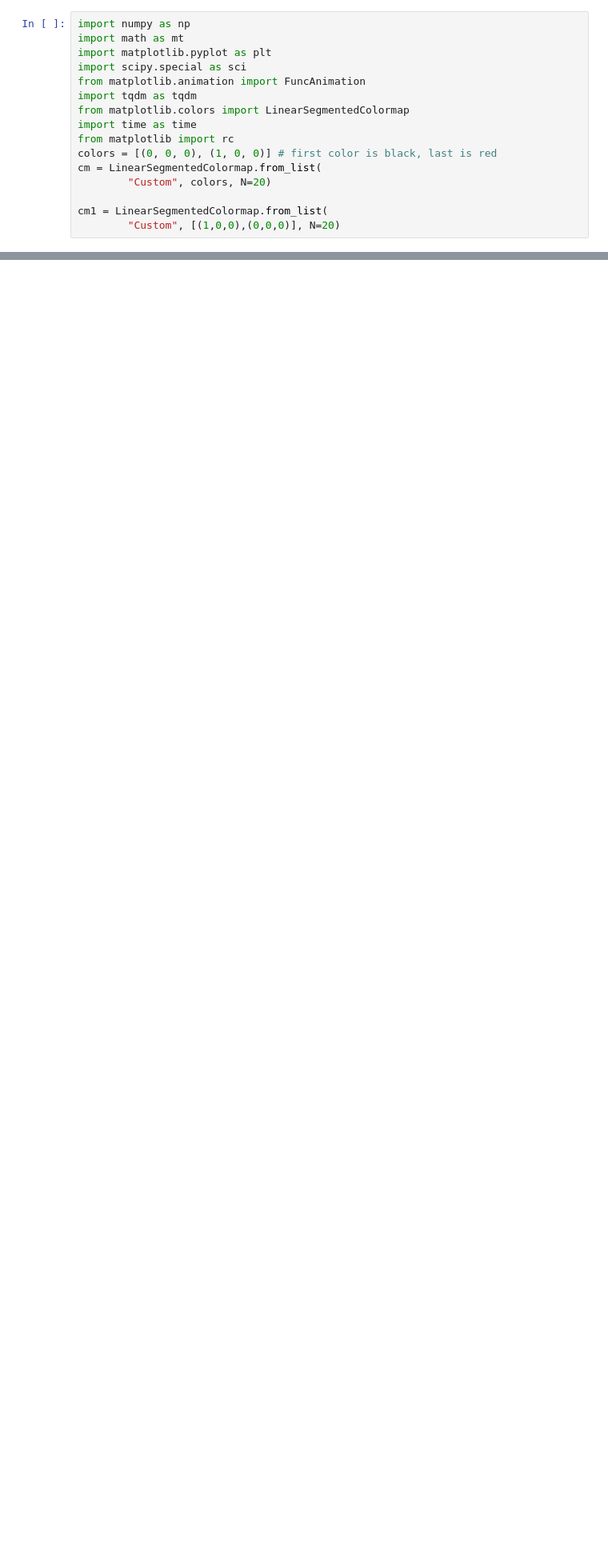
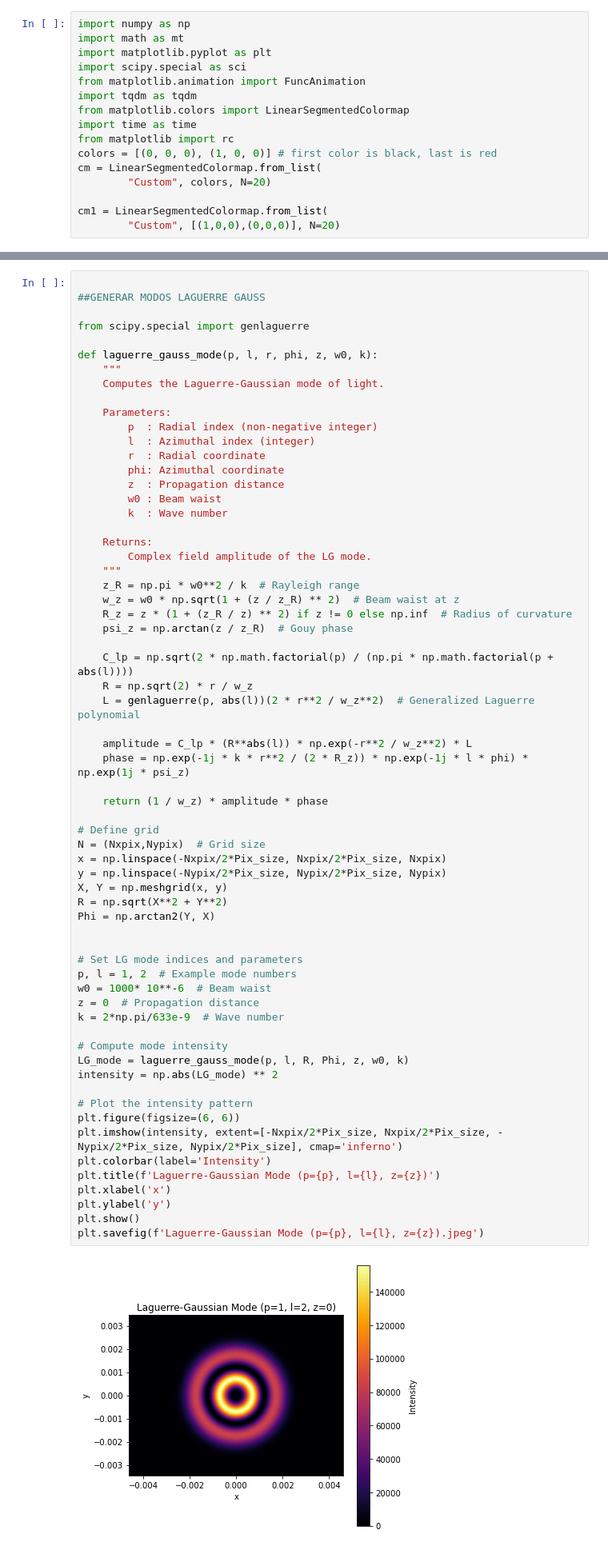
Before and after one commit to andresarias1105/Proyecto_SLM, a Jupyter notebook: SLM_HOLGRAMS.ipynb, the cells around one changed output, grey strips where cells are left out. Shown at 80% size. Drawn from its saved outputs; the diff is of its cells as text; blank space fills up the shorter version.

```diff
--- a/SLM_HOLGRAMS.ipynb
+++ b/SLM_HOLGRAMS.ipynb
@@ -84,0 +80,66 @@ pattern=plt.imshow(H1,cmap="gray")
+# %%
+
+##GENERAR MODOS LAGUERRE GAUSS
+
+from scipy.special import genlaguerre
+
+def laguerre_gauss_mode(p, l, r, phi, z, w0, k):
+    """
+    Computes the Laguerre-Gaussian mode of light.
+
+    Parameters:
+        p  : Radial index (non-negative integer)
+        l  : Azimuthal index (integer)
+        r  : Radial coordinate
+        phi: Azimuthal coordinate
+        z  : Propagation distance
+        w0 : Beam waist
+        k  : Wave number
+
+    Returns:
+        Complex field amplitude of the LG mode.
+    """
+    z_R = np.pi * w0**2 / k  # Rayleigh range
+    w_z = w0 * np.sqrt(1 + (z / z_R) ** 2)  # Beam waist at z
+    R_z = z * (1 + (z_R / z) ** 2) if z != 0 else np.inf  # Radius of curvature
+    psi_z = np.arctan(z / z_R)  # Gouy phase
+
+    C_lp = np.sqrt(2 * np.math.factorial(p) / (np.pi * np.math.factorial(p + abs(l))))
+    R = np.sqrt(2) * r / w_z
+    L = genlaguerre(p, abs(l))(2 * r**2 / w_z**2)  # Generalized Laguerre polynomial
+
+    amplitude = C_lp * (R**abs(l)) * np.exp(-r**2 / w_z**2) * L
+    phase = np.exp(-1j * k * r**2 / (2 * R_z)) * np.exp(-1j * l * phi) * np.exp(1j * psi_z)
+
+    return (1 / w_z) * amplitude * phase
+
+# Define grid
+N = (Nxpix,Nypix)  # Grid size
+x = np.linspace(-Nxpix/2*Pix_size, Nxpix/2*Pix_size, Nxpix)
+y = np.linspace(-Nypix/2*Pix_size, Nypix/2*Pix_size, Nypix)
+X, Y = np.meshgrid(x, y)
+R = np.sqrt(X**2 + Y**2)
+Phi = np.arctan2(Y, X)
+
+
+# Set LG mode indices and parameters
+p, l = 1, 2  # Example mode numbers
+w0 = 1000* 10**-6  # Beam waist
+z = 0  # Propagation distance
+k = 2*np.pi/633e-9  # Wave number
+
+# Compute mode intensity
+LG_mode = laguerre_gauss_mode(p, l, R, Phi, z, w0, k)
+intensity = np.abs(LG_mode) ** 2
+
+# Plot the intensity pattern
+plt.figure(figsize=(6, 6))
+plt.imshow(intensity, extent=[-Nxpix/2*Pix_size, Nxpix/2*Pix_size, -Nypix/2*Pix_size, Nypix/2*Pix_size], cmap='inferno')
+plt.colorbar(label='Intensity')
+plt.title(f'Laguerre-Gaussian Mode (p={p}, l={l}, z={z})')
+plt.xlabel('x')
+plt.ylabel('y')
+plt.show()
+plt.savefig(f'Laguerre-Gaussian Mode (p={p}, l={l}, z={z}).jpeg')
+# %% [output]
+[figure, added]
```
Also changed, not shown: parts of 15 cells of this notebook.
